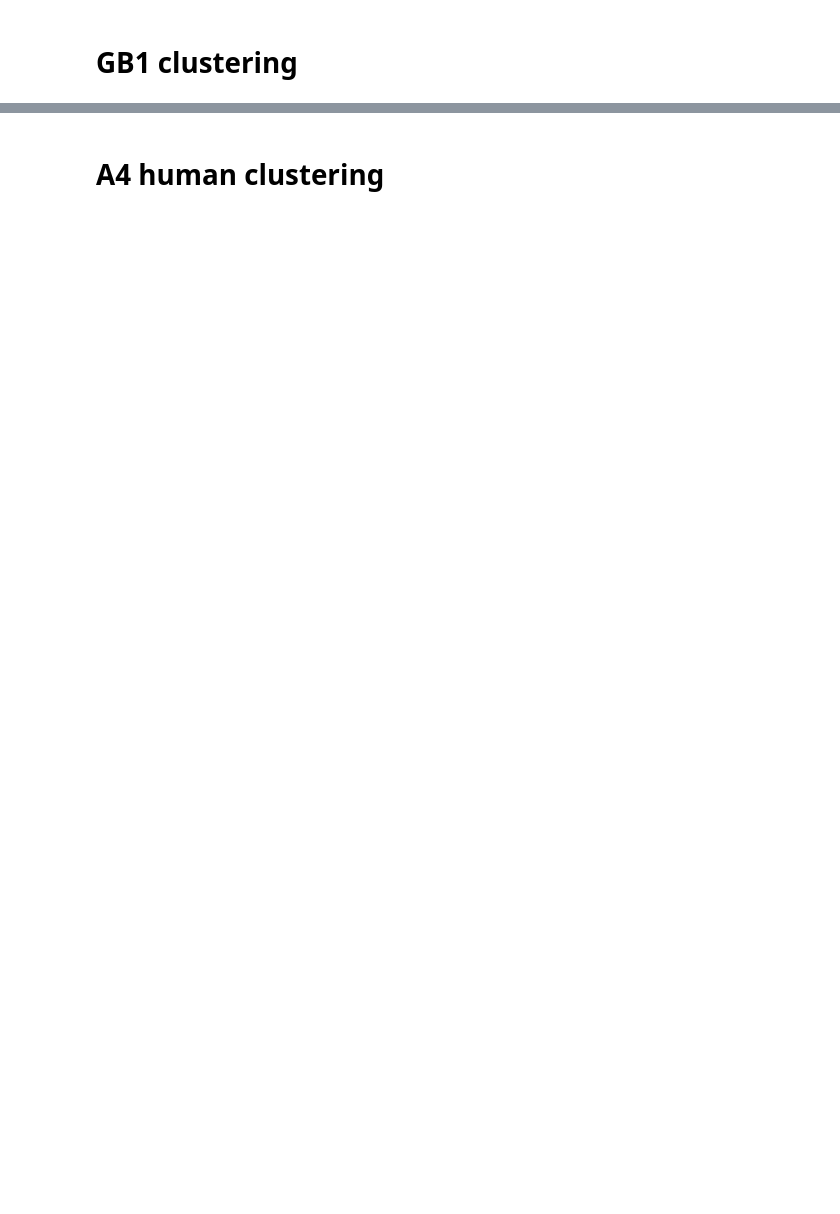
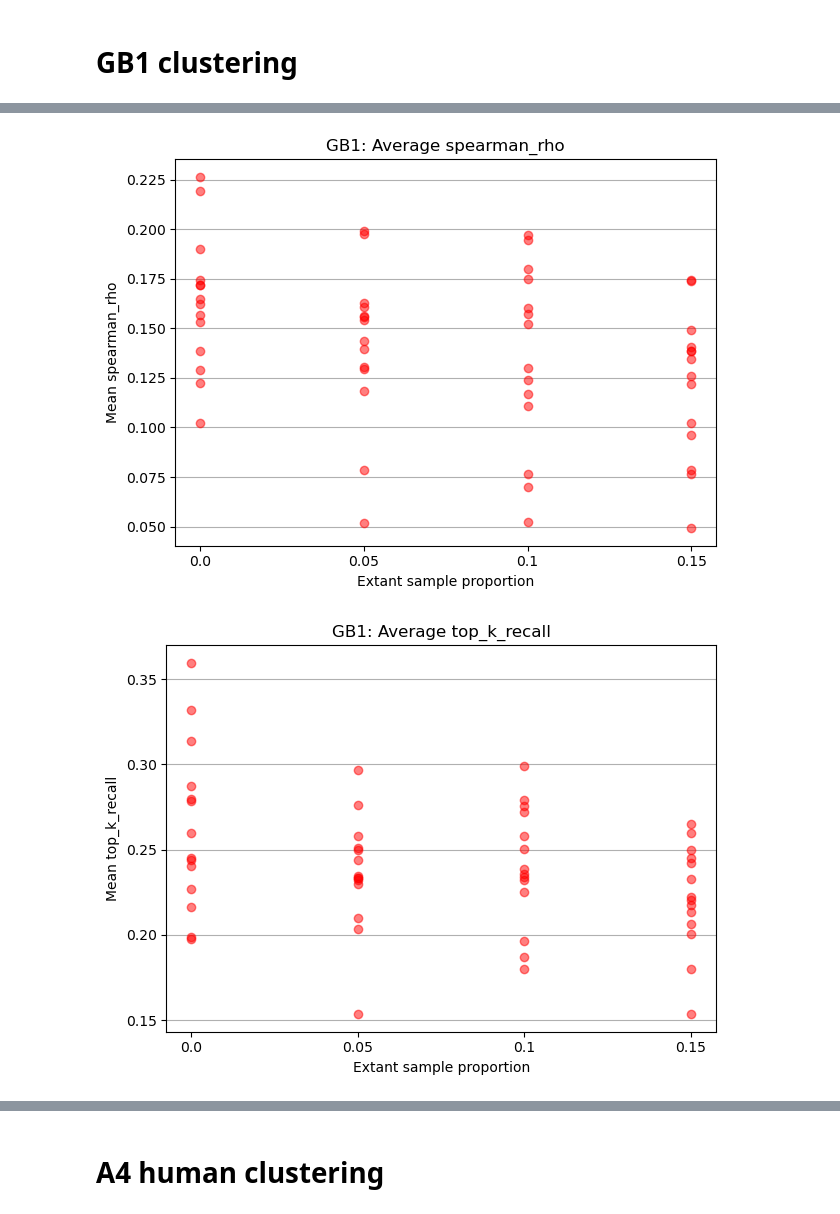
Before and after one commit to SebPorras/MAP_VAE, a Jupyter notebook: notebooks/sampling_ancestors.ipynb, the cells around one changed output, grey strips where cells are left out. Drawn from its saved outputs; the diff is of its cells as text; code cells hidden in the pictures; blank space fills up the shorter version.

```diff
--- a/notebooks/sampling_ancestors.ipynb
+++ b/notebooks/sampling_ancestors.ipynb
@@ -201,0 +359,5 @@ for m in metrics:
+# %%
+plot_clustering_metrics(gb1_all_cluster_results, "GB1")
+# %% [output]
+[figure, added]
+[figure, added]
```
Also changed, not shown: parts of 83 cells of this notebook, 3 other files.
